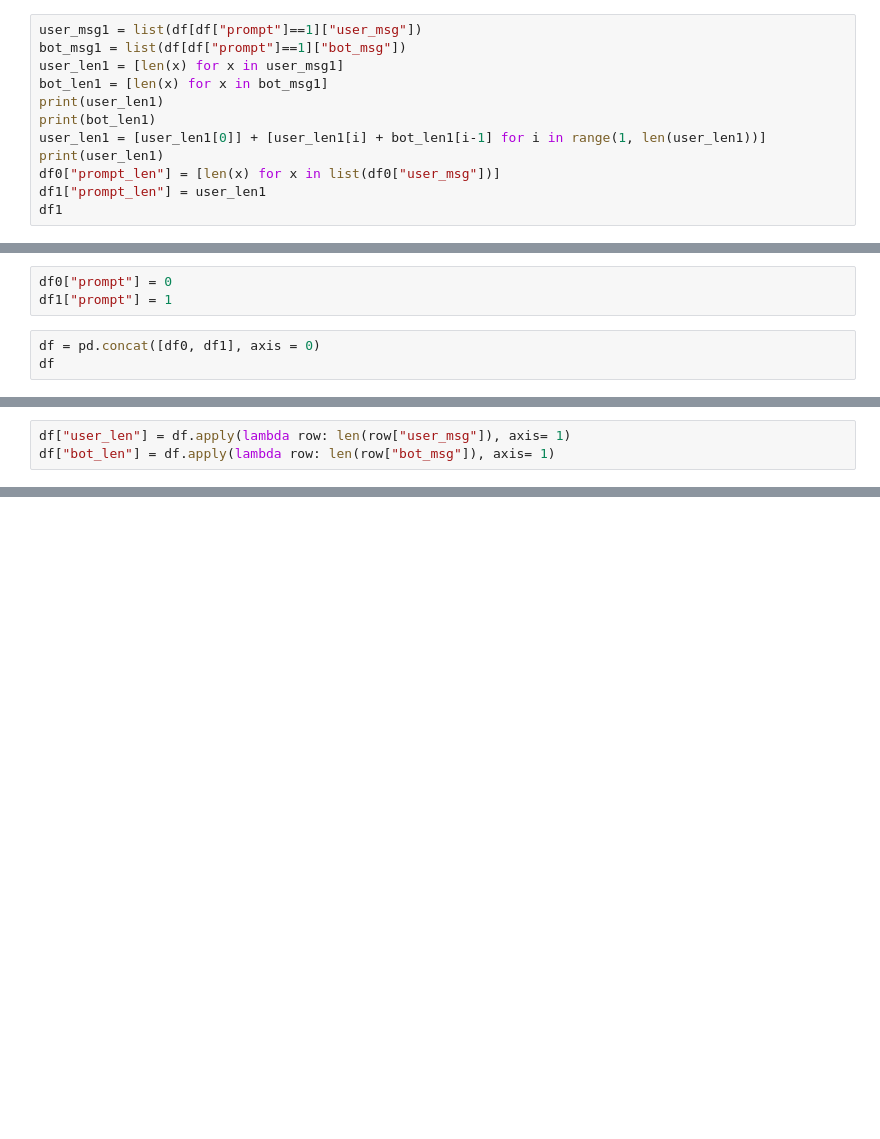
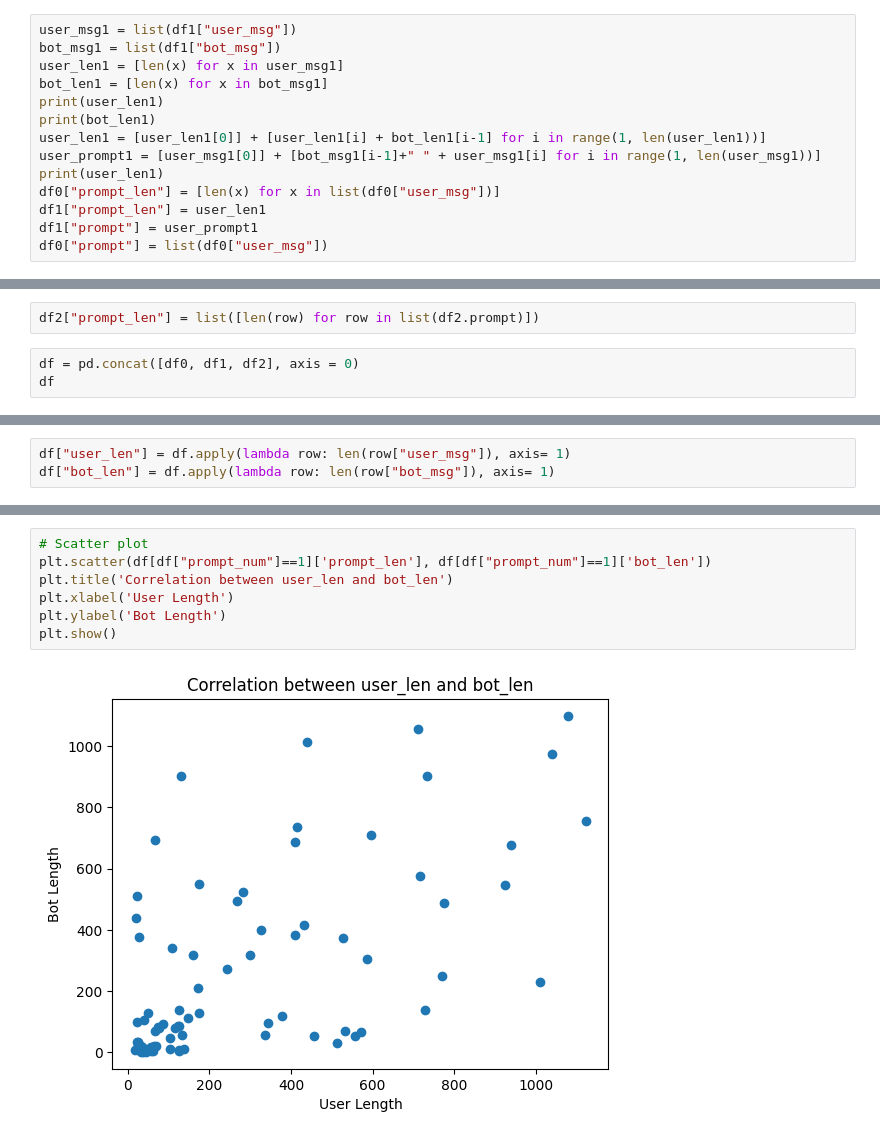
Before and after one commit to lhienga/visualdialog, a Jupyter notebook: analysis.ipynb, the cells around one changed output, grey strips where cells are left out. Cells and saved outputs as stored; diff of their text form; blank space fills up the shorter version.

```diff
--- a/analysis.ipynb
+++ b/analysis.ipynb
@@ -44,14 +79,16 @@ df1
 # %%
-user_msg1 = list(df[df["prompt"]==1]["user_msg"])
-bot_msg1 = list(df[df["prompt"]==1]["bot_msg"])
+user_msg1 = list(df1["user_msg"])
+bot_msg1 = list(df1["bot_msg"])
 user_len1 = [len(x) for x in user_msg1]
 bot_len1 = [len(x) for x in bot_msg1]
 print(user_len1)
 print(bot_len1)
 user_len1 = [user_len1[0]] + [user_len1[i] + bot_len1[i-1] for i in range(1, len(user_len1))]
+user_prompt1 = [user_msg1[0]] + [bot_msg1[i-1]+" " + user_msg1[i] for i in range(1, len(user_msg1))]
 print(user_len1)
 df0["prompt_len"] = [len(x) for x in list(df0["user_msg"])]
 df1["prompt_len"] = user_len1
-df1
+df1["prompt"] = user_prompt1
+df0["prompt"] = list(df0["user_msg"])
 # %% [output]
 [20, 17, 16, 38, 44, 18, 21, 29, 33, 24, 46, 36, 43, 20, 20, 23, 27, 33, 42, 21, 25, 16, 20, 40, 39, 44, 45, 47, 62, 41, 37, 39, 20, 16, 36, 33, 19, 21, 30, 37, 18, 54, 61, 20, 25, 38, 20, 30, 44, 33, ...
@@ -73,8 +110,7 @@ df1
-# %%
-df0["prompt"] = 0
-df1["prompt"] = 1
+# %%
+df2["prompt_len"] = list([len(row) for row in list(df2.prompt)])
 # %%
-df = pd.concat([df0, df1], axis = 0)
+df = pd.concat([df0, df1, df2], axis = 0)
 df
 # %% [output]
 |  | id | msg_timestamp | img_url | user_msg | bot_msg | sum_msg | date | runtime | feedback | user_id | ... |
@@ -111,0 +148,9 @@ df
+# %%
+# Scatter plot
+plt.scatter(df[df["prompt_num"]==1]['prompt_len'], df[df["prompt_num"]==1]['bot_len'])
+plt.title('Correlation between user_len and bot_len')
+plt.xlabel('User Length')
+plt.ylabel('Bot Length')
+plt.show()
+# %% [output]
+[figure, added]
```
Also changed, not shown: parts of 23 cells of this notebook, 2 other files.
